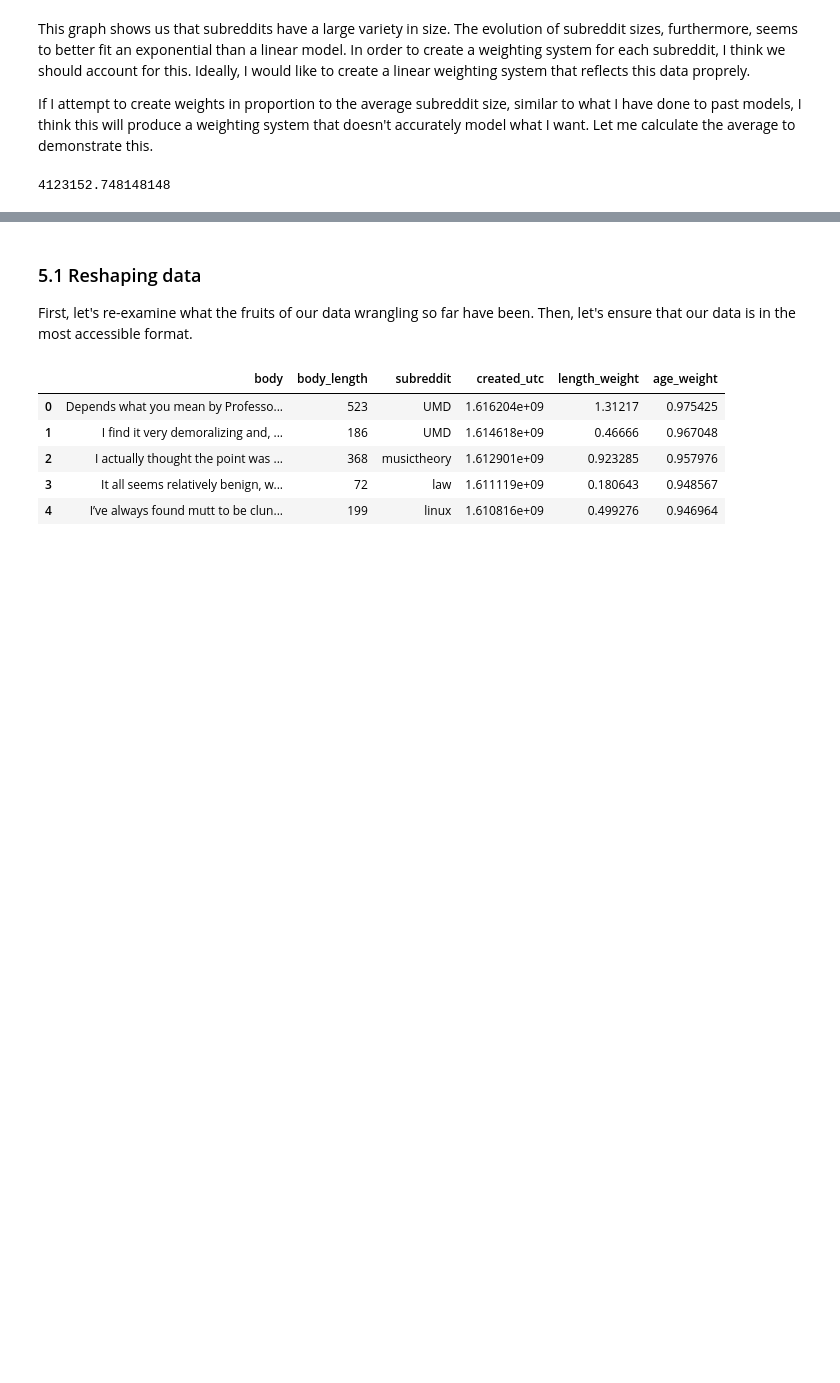
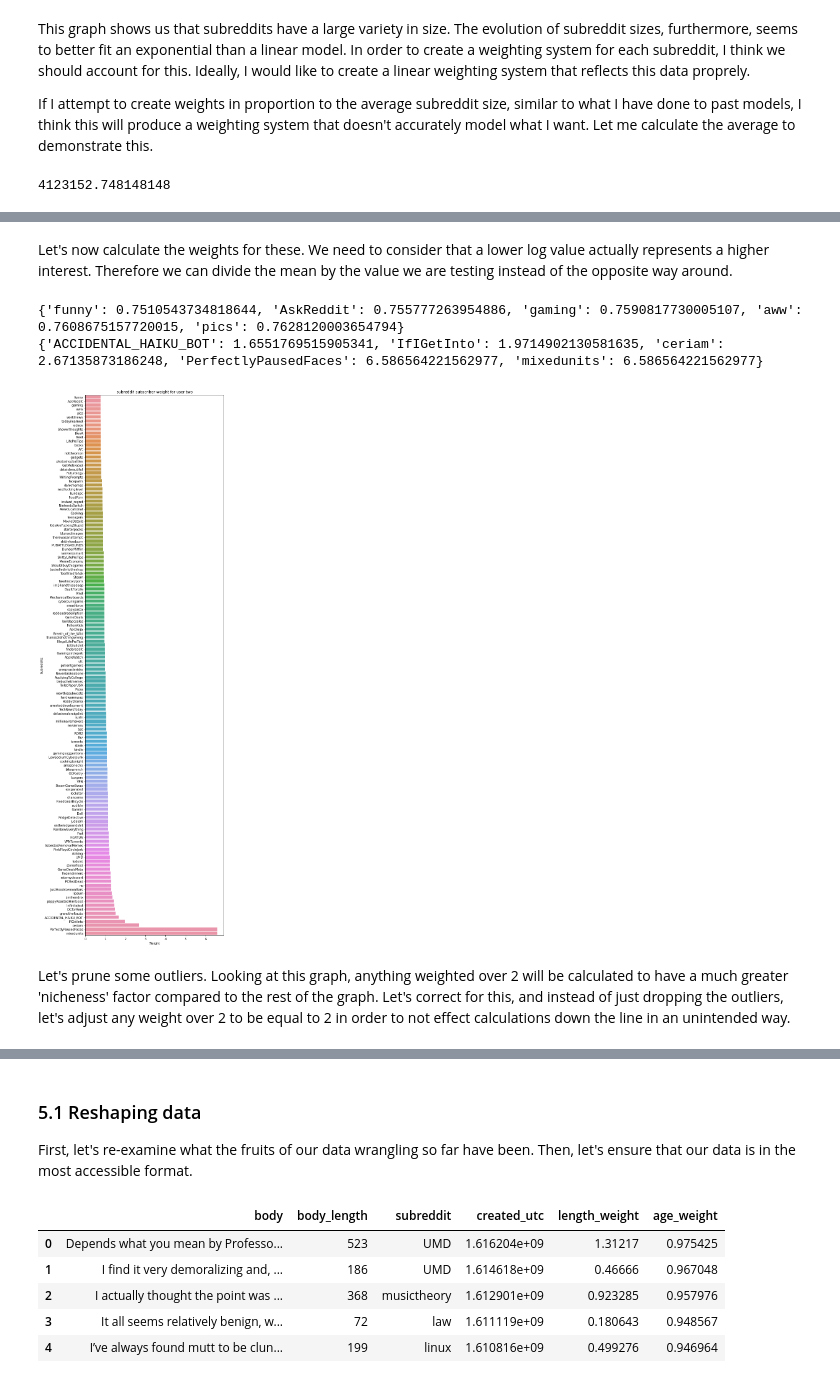
Before and after one commit to ariqbailey/ariqbailey.github.io, a Jupyter notebook: reddit-common-interests/Final_Project.ipynb, the cells around one changed output, grey strips where cells are left out. Drawn from its saved outputs; the diff is of its cells as text; code cells hidden in the pictures; blank space fills up the shorter version.

```diff
--- a/reddit-common-interests/Final_Project.ipynb
+++ b/reddit-common-interests/Final_Project.ipynb
@@ -673,0 +698,26 @@ Now, it is time to combine comment/post weights and subreddit weights to create
+# %% [markdown]
+Let's now calculate the weights for these. We need to consider that a lower log value actually represents a higher interest. Therefore we can divide the mean by the value we are testing instead of the opposite way around.
+# %%
+one_niche = defaultdict(lambda: 0)
+
+for k in sub_one_log:
+    one_niche[k] = mean_sub_size_one / sub_one_log[k]
+
+print(glance(one_niche))
+print(glance_tail(one_niche))
+
+x = list(one_niche.keys())
+y = list(one_niche.values())
+
+plt.figure(figsize=(8,32))
+sns.barplot(y, x)
+plt.title("subreddit subscriber weight for user one")
+plt.xlabel('Weight')
+plt.ylabel('Subreddits')
+plt.show()
+# %% [output]
+{'funny': 0.7510543734818644, 'AskReddit': 0.755777263954886, 'gaming': 0.7590817730005107, 'aww': 0.7608675157720015, 'pics': 0.7628120003654794}
+{'ACCIDENTAL_HAIKU_BOT': 1.6551769515905341, 'IfIGetInto': 1.9714902130581635, 'ceriam': 2.67135873186248, 'PerfectlyPausedFaces': 6.586564221562977, 'mixedunits': 6.586564221562977}
+[figure, added]
+# %% [markdown]
+Let's prune some outliers. Looking at this graph, anything weighted over 2 will be calculated to have a much greater 'nicheness' factor compared to the rest of the graph. Let's correct for this, and instead of just dropping the outliers, let's adjust any weight over 2 to be equal to 2 in order to not effect calculations down the line in an unintended way.
```
Also changed, not shown: parts of 10 cells of this notebook.
